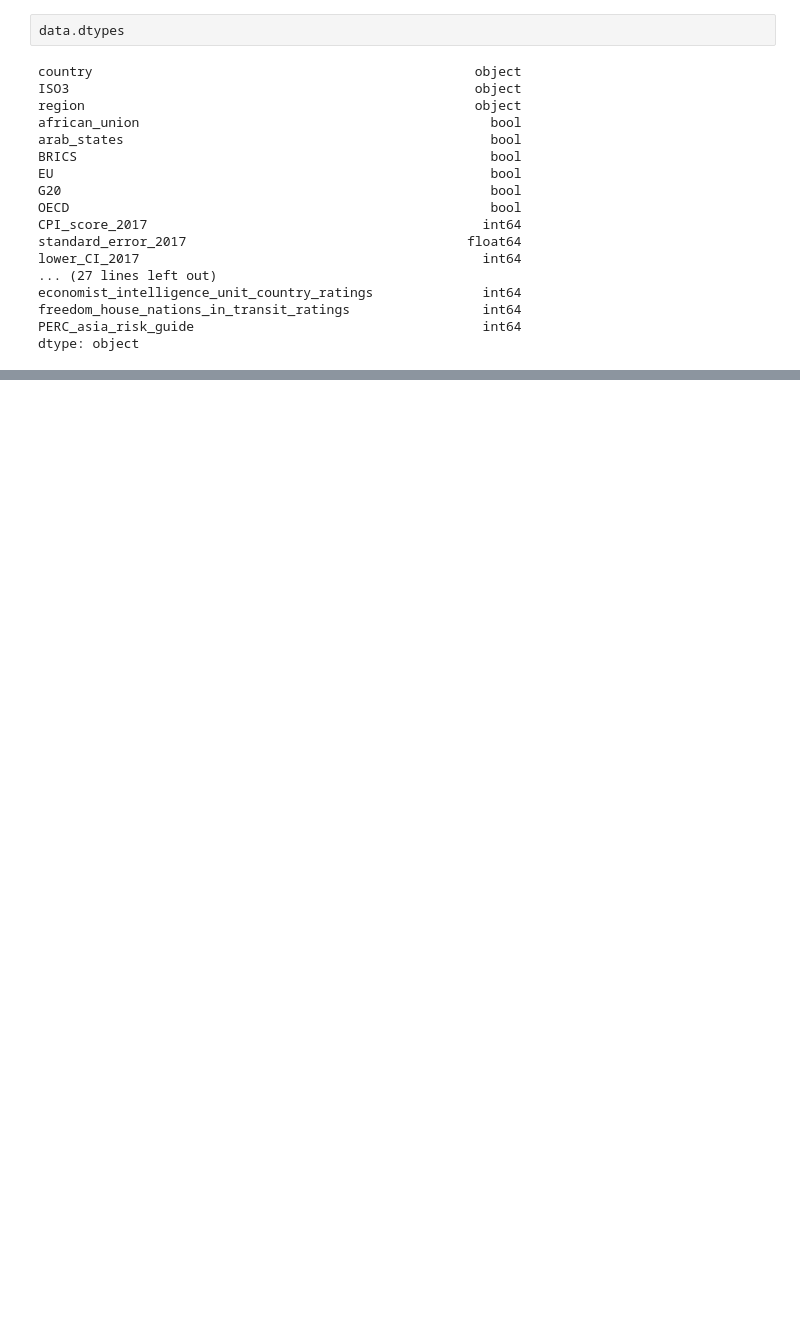
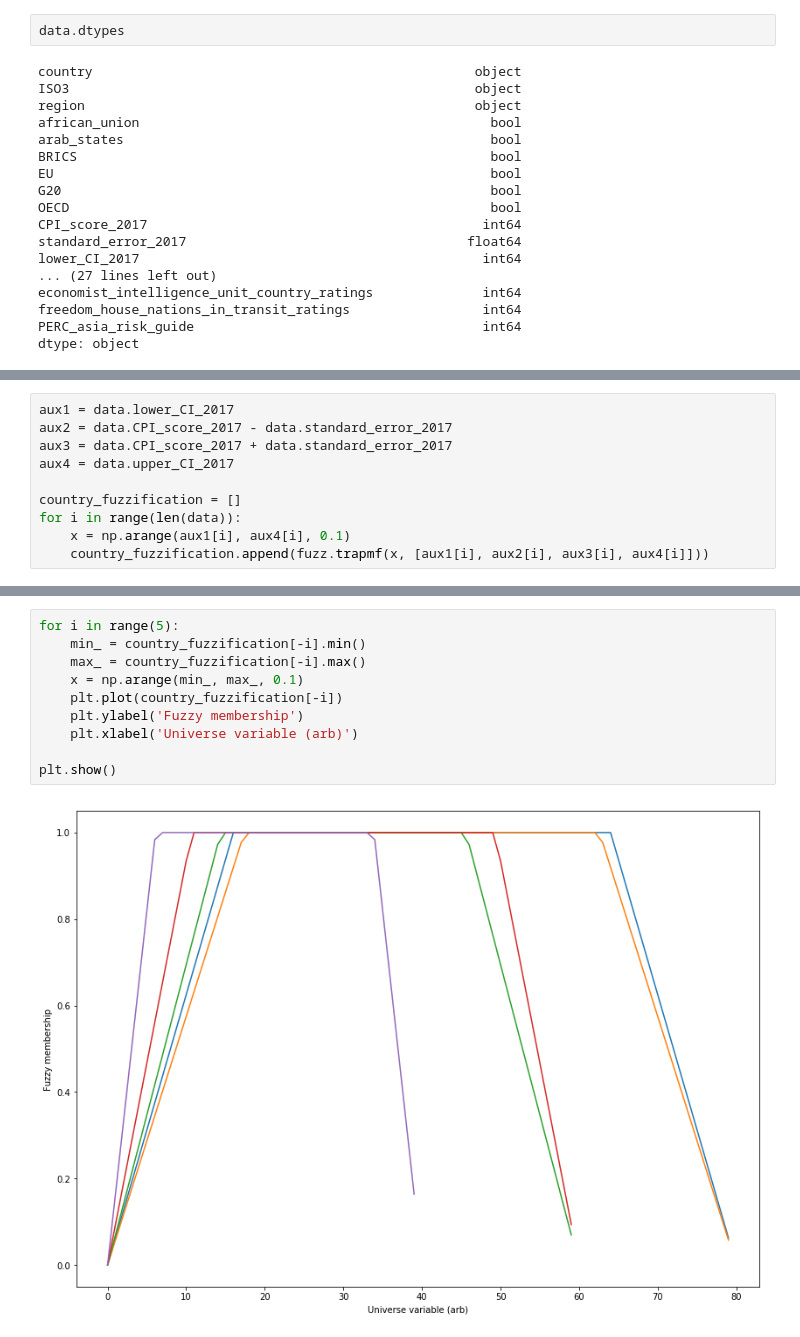
Before and after one commit to JoanMartin/UIB-MasterInBigData, a Jupyter notebook: Statistical-Techniques-with-Fuzzy-Information/Corruption_perception_index/Corruption Perceptions Index.ipynb, the cells around one changed output, grey strips where cells are left out. Drawn from its saved outputs; the diff is of its cells as text; blank space fills up the shorter version.

```diff
--- a/Statistical-Techniques-with-Fuzzy-Information/Corruption_perception_index/Corruption Perceptions Index.ipynb
+++ b/Statistical-Techniques-with-Fuzzy-Information/Corruption_perception_index/Corruption Perceptions Index.ipynb
@@ -147,0 +179,10 @@ plt.grid(axis='y')
+# %%
+aux1 = data.lower_CI_2017
+aux2 = data.CPI_score_2017 - data.standard_error_2017
+aux3 = data.CPI_score_2017 + data.standard_error_2017
+aux4 = data.upper_CI_2017
+
+country_fuzzification = []
+for i in range(len(data)):
+    x = np.arange(aux1[i], aux4[i], 0.1)
+    country_fuzzification.append(fuzz.trapmf(x, [aux1[i], aux2[i], aux3[i], aux4[i]]))
@@ -147,0 +208,12 @@ plt.grid(axis='y')
+# %%
+for i in range(5):
+    min_ = country_fuzzification[-i].min()
+    max_ = country_fuzzification[-i].max()
+    x = np.arange(min_, max_, 0.1)
+    plt.plot(country_fuzzification[-i])
+    plt.ylabel('Fuzzy membership')
+    plt.xlabel('Universe variable (arb)')
+
+plt.show()
+# %% [output]
+[figure, added]
```
Also changed, not shown: parts of 8 cells of this notebook.
